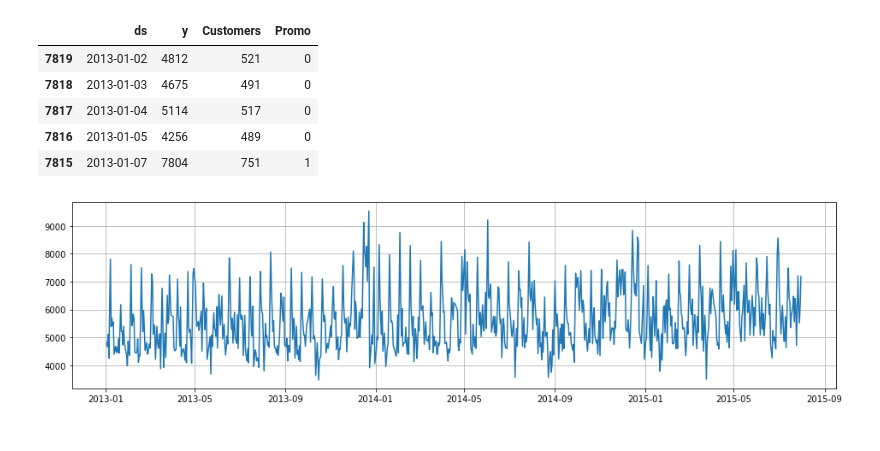
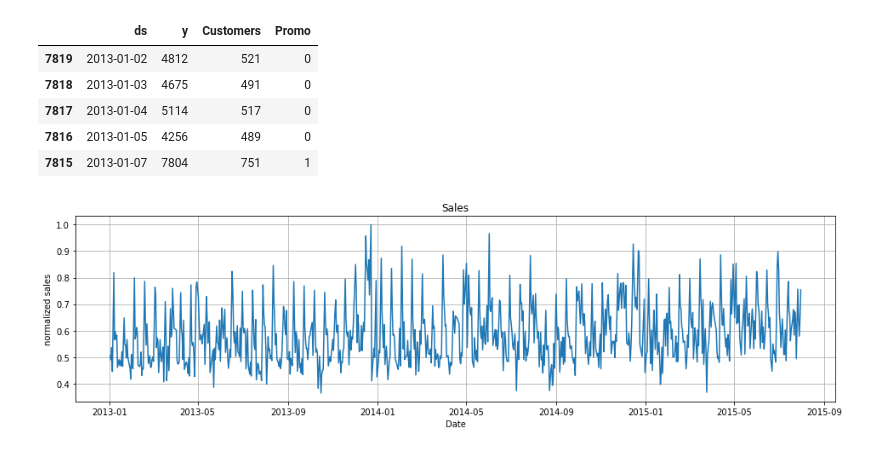
Before and after one commit to Sebastian1981/Time_Series_Sales_Prediction, a Jupyter notebook: ts_sales_prediction_fbneuralprophet.ipynb, the cells around one changed output. Cells and saved outputs as stored; diff of their text form; code cells hidden in the pictures.

```diff
--- a/ts_sales_prediction_fbneuralprophet.ipynb
+++ b/ts_sales_prediction_fbneuralprophet.ipynb
@@ -690,13 +690,21 @@ sales_df.head()
 | 7816 | 2013-01-05 | 4256 | 489 | 0 |
 | 7815 | 2013-01-07 | 7804 | 751 | 1 |
 # %%
+# plot sales
 x = sales_df['ds']
-y = sales_df['y']
+y = sales_df['y'] / sales_df['y'].max()
+promo = sales_df['Promo'] / sales_df['Promo'].max()
+customers = sales_df['Customers'] / sales_df['Customers'].max()
 plt.figure(figsize=(16,4))
+#plt.plot(x, promo)
+#plt.plot(x, customers)
 plt.plot(x, y)
+plt.title('Sales')
+plt.xlabel('Date')
+plt.ylabel('normalized sales')
 plt.grid('on')
 # %% [output]
-[figure, old version]
+[figure, new version]
 # %%
 m = NeuralProphet(
     weekly_seasonality=True,
```
Also changed, not shown: parts of 38 cells of this notebook, 3 other files.
